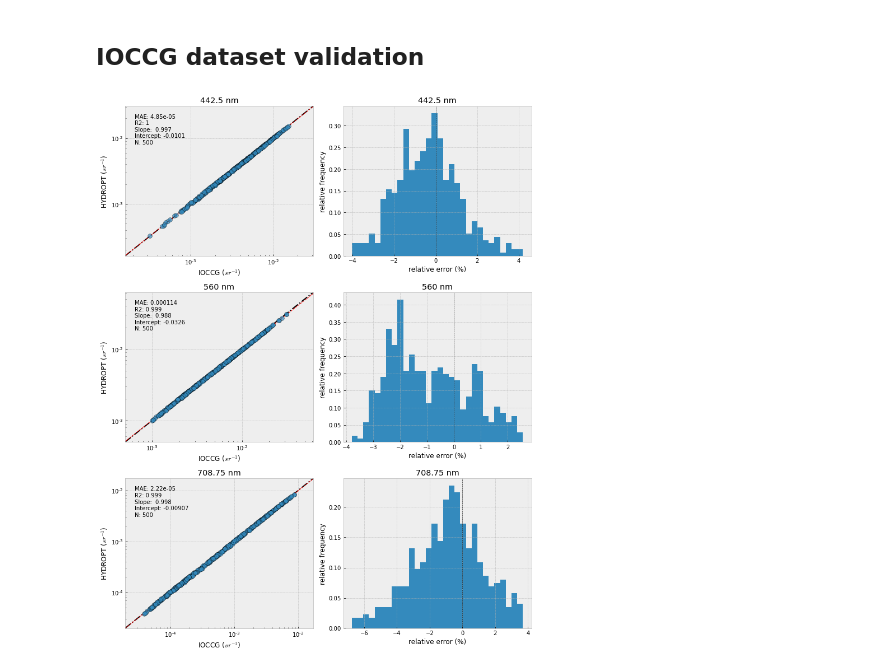
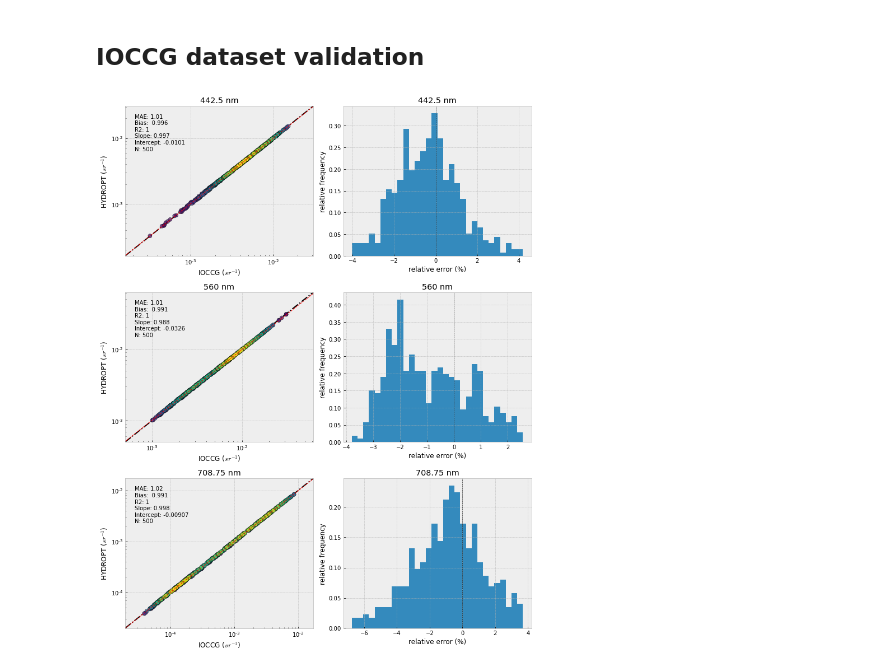
Before and after one commit to tadz-io/hydropt, a Jupyter notebook: notebooks/0.3-ioccg_validation.ipynb, the cells around one changed output. Saved outputs shown, nothing was run; the diff lists cells and outputs as text; code cells hidden in the pictures.

```diff
--- a/notebooks/0.3-ioccg_validation.ipynb
+++ b/notebooks/0.3-ioccg_validation.ipynb
@@ -68,7 +70,7 @@ df_olci.reset_index(inplace=True)
 ## IOCCG dataset validation
 # %%
 # load IOCCG IOP-AOPs
-ioccg = pd.read_csv('./data/ccrr_rrs_iop_sza_60.csv', index_col='wavelength')
+ioccg = pd.read_csv('./data/ioccg_rrs_iop_sza_60.csv', index_col='wavelength')
 # %%
 def filter_iop_bounds(x):
     # define lookup table
@@ -107,6 +109,9 @@ s = s.groupby('wavelength')\
 # %%
 x = ioccg.groupby('wavelength')\
         .apply(filter_iop_bounds)
+# %%
+def mean_bias(x, y):
+    return np.sum(y-x)/len(x)
 # %%
 fig, ax = plt.subplots(3,2, figsize=(11,14))
 #ax = ax.flatten()
@@ -120,6 +125,12 @@ for (axs, wl) in zip(ax, olci):
     Y = s.loc[wl]
     #cols = np.log10(x.loc[wl]['bb_dm'].values)
     X_log, Y_log = np.log10(X).reshape(-1,1), np.log10(Y).reshape(-1,1)
+    # calculate scatter point densities
+    xy_log = np.vstack([np.log10(X),np.log10(Y)])
+    Z = gaussian_kde(xy_log)(xy_log)
+    # Sort the points by density, so that the densest points are plotted last
+    idx = Z.argsort()
+    X, Y, Z = X[idx], Y[idx], Z[idx]
     # determine min and max of axes
     ax_min, ax_max = [np.min(X)*.5, np.max(X)*2]
     # calculate regression stats
@@ -128,40 +139,50 @@ for (axs, wl) in zip(ax, olci):
     x_log_range = np.logspace(np.log10(ax_min), np.log10(ax_max))
     lm_line = np.power(10, lm.coef_[0][0]*np.log10(x_log_range)+lm.intercept_[0])
     # plot scatter
     axs[0].plot(x_log_range,  lm_line, color='red', linewidth=1, linestyle='--')
 
-    cax = axs[0].scatter(X, Y, vmin=-2, vmax=-1, c=None, cmap='viridis',
-                      edgecolor='black', linewidth=.5, alpha=.7, s=60, zorder=5)
+#     cax = axs[0].scatter(X, Y, vmin=-2, vmax=-1, c=Z,
+#                       edgecolor='black', linewidth=.5, alpha=.7, s=50, zorder=5)
+
+    axs[0].scatter(X, Y, alpha=.7, c=Z, s=50, edgecolor='black')
 
     axs[0].plot([ax_min,ax_max],[ax_min,ax_max], c='black', linestyle='-.', zorder=0)
+    # stats
+    mae = np.power(10, mean_absolute_error(X_log, Y_log))
+    mb = np.power(10, mean_bias(X_log, Y_log))
+    r2 = r2_score(X_log,Y_log)
+    slope = lm.coef_[0][0]
+    intercept = lm.intercept_[0]
+
     # stats as string
-    stat_str = 'MAE: {0:.3g}\nR2: {1:.3g}\nSlope: {2: .3g} \nIntercept: {3: .3g} \nN: {4}'\
-            .format(mean_absolute_error(X,Y),
-                    r2_score(X,Y),
-                     lm.coef_[0][0],
-                     lm.intercept_[0],
+    stat_str = 'MAE: {0:.3g}\nBias: {1: .3g}\nR2: {2:.3g}\nSlope: {3:.3g}\nIntercept: {4:.3g}\nN: {5}'\
+            .format(mae,
+                    mb,
+                    r2,
+                    slope,
+                    intercept,
                     len(Y))
 
     axs[0].annotate(stat_str, xy=(.05, .95), xycoords='axes fraction', ha='left', va='top')
 
     axs[0].loglog()
     axs[0].set_xlim(ax_min, ax_max)
     axs[0].set_ylim(ax_min, ax_max)
     axs[0].set_xlabel('IOCCG ($sr^{-1}$)')
     axs[0].set_ylabel('HYDROPT ($sr^{-1}$)')
     axs[0].set_title(str(wl) + ' nm')
     #axs[0].grid(which='both')
 
     #histogram
     r_error = 100*(Y-X)/X
     axs[1].hist(r_error, bins=30, density=True)
     axs[1].set_xlabel('relative error (%)')
     axs[1].set_ylabel('relative frequency')
     axs[1].set_title(str(wl) + ' nm')
     axs[1].axvline(0, linestyle='--', linewidth=.7, color='black', alpha=.7)
 #fig.colorbar(cax)
 plt.tight_layout()
 # %% [output]
-[figure, old version]
+[figure, new version]
 # %%
 x
```
Also changed, not shown: parts of 3 cells of this notebook, 5 other files.
